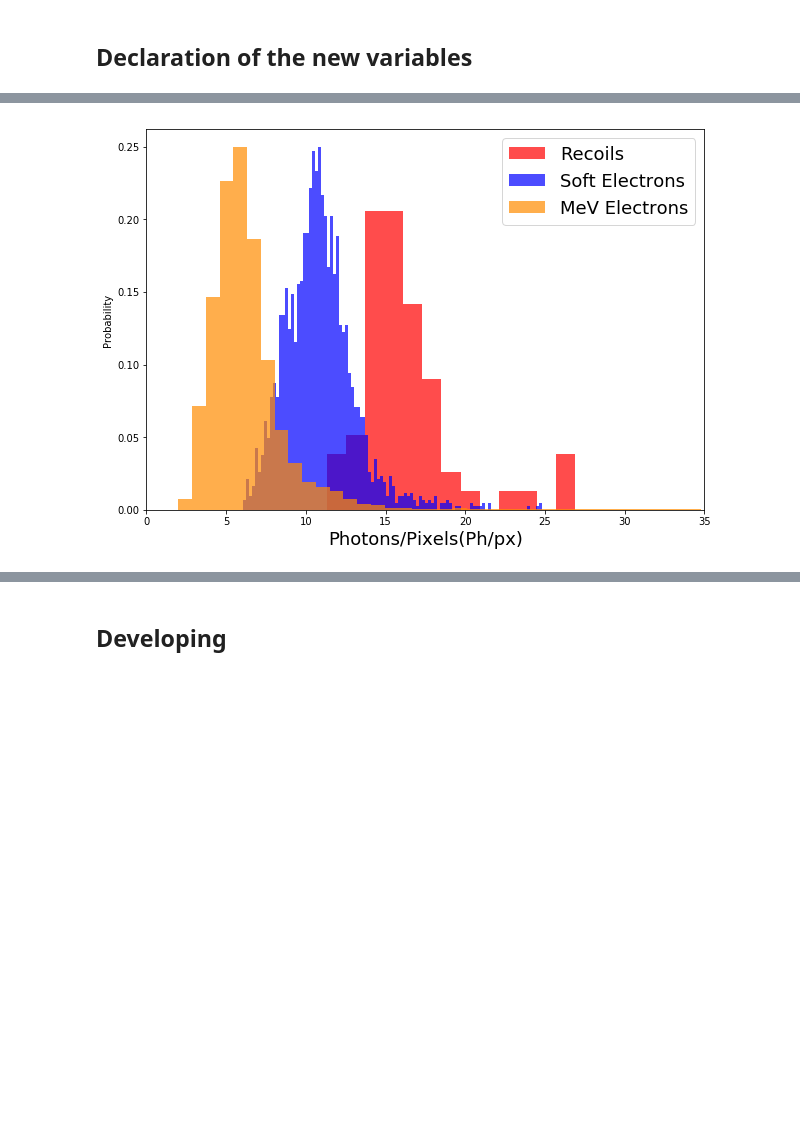
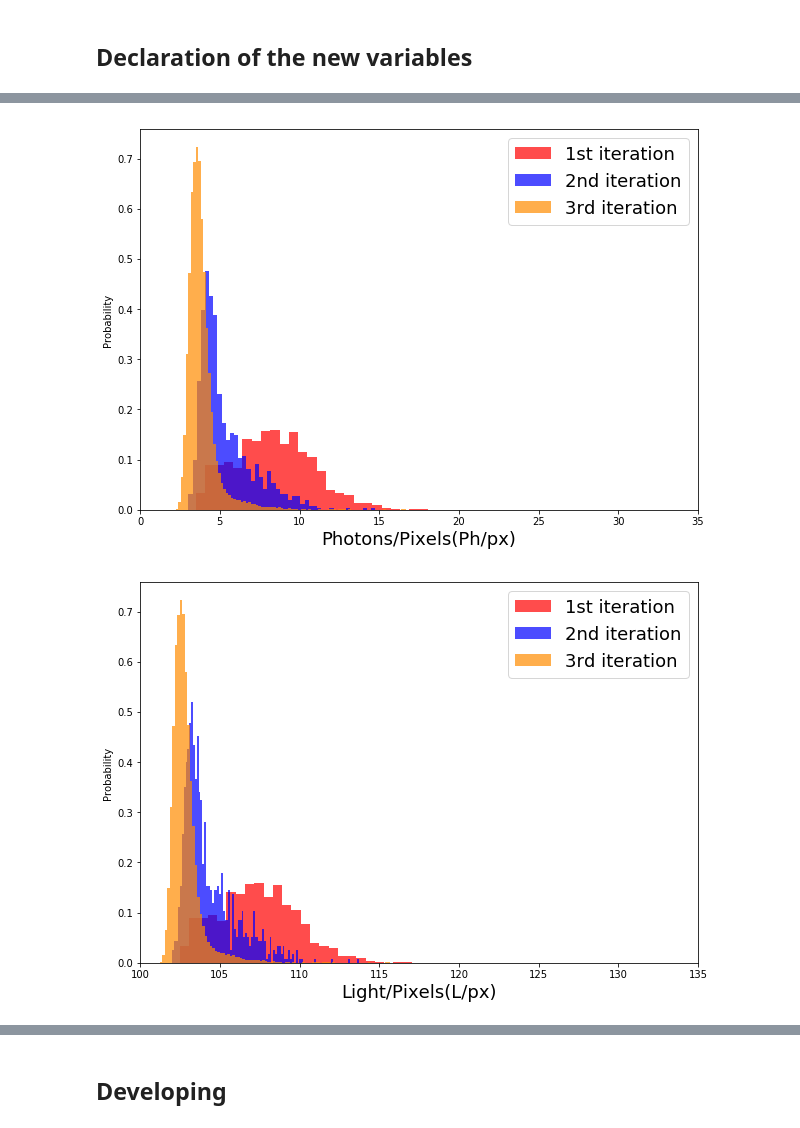
Before and after one commit to igorabritta/cygno, a Jupyter notebook: CreateVariables.ipynb, the cells around one changed output, grey strips where cells are left out. Saved outputs shown, nothing was run; the diff lists cells and outputs as text; code cells hidden in the pictures; blank space fills up the shorter version.

```diff
--- a/CreateVariables.ipynb
+++ b/CreateVariables.ipynb
@@ -30,10 +30,13 @@ List contain:
 
 [0 - Run number, 1 - Image Number, 2 - Tag of the cluster, 3 - Pixel X position, 4 - Pixel Y position, 5 - Light in the pixel, 6 - Pedestal in the pixel]
 # %%
+
+run = 815
+
 tic=time()
 #------------------- Loading File ------------------------------#
 directory = ("./data/")          # Directory of the output file
-filename  = ("ClustersTable")    # Name of the output file
+filename  = ("ClustersTable_%d_tight" % run)    # Name of the output file
 extension = (".csv")             # Extension of the output file
 dataout = directory + filename + extension # Full path of the output file
 
@@ -120,4 +130,4 @@ variables.head(n=10)
 # %%
-variables=variables[(variables.Image <= 210) & (variables.Image != 41) & (variables.Image != 83) & (variables.Image != 93) & (variables.Image != 209)].copy()
-df=df[(df.Image <= 210) & (df.Image != 41) & (df.Image != 83) & (df.Image != 93) & (df.Image != 209)].copy()
+#variables=variables[(variables.Image <= 210) & (variables.Image != 41) & (variables.Image != 83) & (variables.Image != 93) & (variables.Image != 209)].copy()
+#df=df[(df.Image <= 210) & (df.Image != 41) & (df.Image != 83) & (df.Image != 93) & (df.Image != 209)].copy()
 # %%
@@ -148,8 +140,11 @@ LPP = tl.getTaggedVariable(variables,'LightPPixel')
 # %%
-tl.plot2hist(PPP, bins = [13,100,400], liml = 0, limr = 35, label='Photons/Pixels', scale = '', unity = 'Ph/px', logx = False, logy = False)
+leg = ['1st iteration', '2nd iteration', '3rd iteration']
+
+tl.plot2hist(PPP, bins = [25,45,400], liml = 0, limr = 35, label='Photons/Pixels', scale = '', unity = 'Ph/px', leg=leg, logx = False, logy = False)
 #plt.savefig('./images/Phpx.pdf', format='pdf',bbox_inches = 'tight', pad_inches = 0)
-tl.plot2hist(LPP, bins = [25,70,300], liml = 95, limr = 135, label='Light/Pixels', scale = '', unity = 'L/px', logx = False, logy = False)
-tl.plot2hist(SLP, bins = [30,400,500], liml = 0, limr = 4, label='Light in the cluster', scale = 'M', unity = 'L', logx = False, logy = False)
-tl.plot2hist(COR, bins = [25,60,100], liml = -0.01, limr = 1.01, label='XYCorrelation', scale = '', unity = '', logx = False, logy = False)
+tl.plot2hist(LPP, bins = [25,100,400], liml = 100, limr = 135, label='Light/Pixels', scale = '', unity = 'L/px', leg=leg, logx = False, logy = False)
+tl.plot2hist(SLP, bins = [40,40,50], liml = 0, limr = 220, label='Light in the cluster', scale = 'k', unity = 'L', leg=leg, logx = False, logy = False)
+tl.plot2hist(COR, bins = [25,60,100], liml = -0.01, limr = 1.01, label='XYCorrelation', scale = '', unity = '', leg=leg, logx = False, logy = False)
 # %% [output]
-[figure, old version]
+[figure, new version]
+[figure, added]
```
Also changed, not shown: parts of 11 cells of this notebook, 2 other files.
